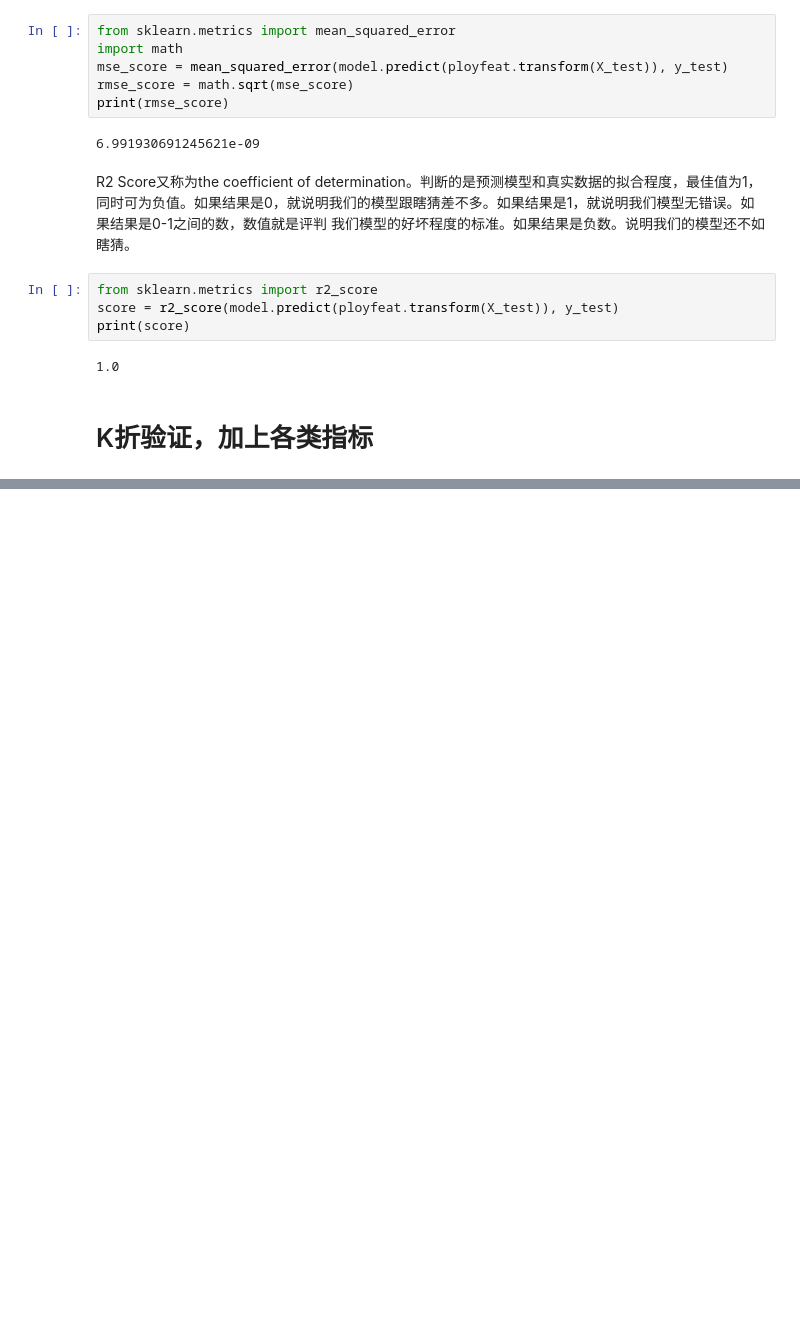
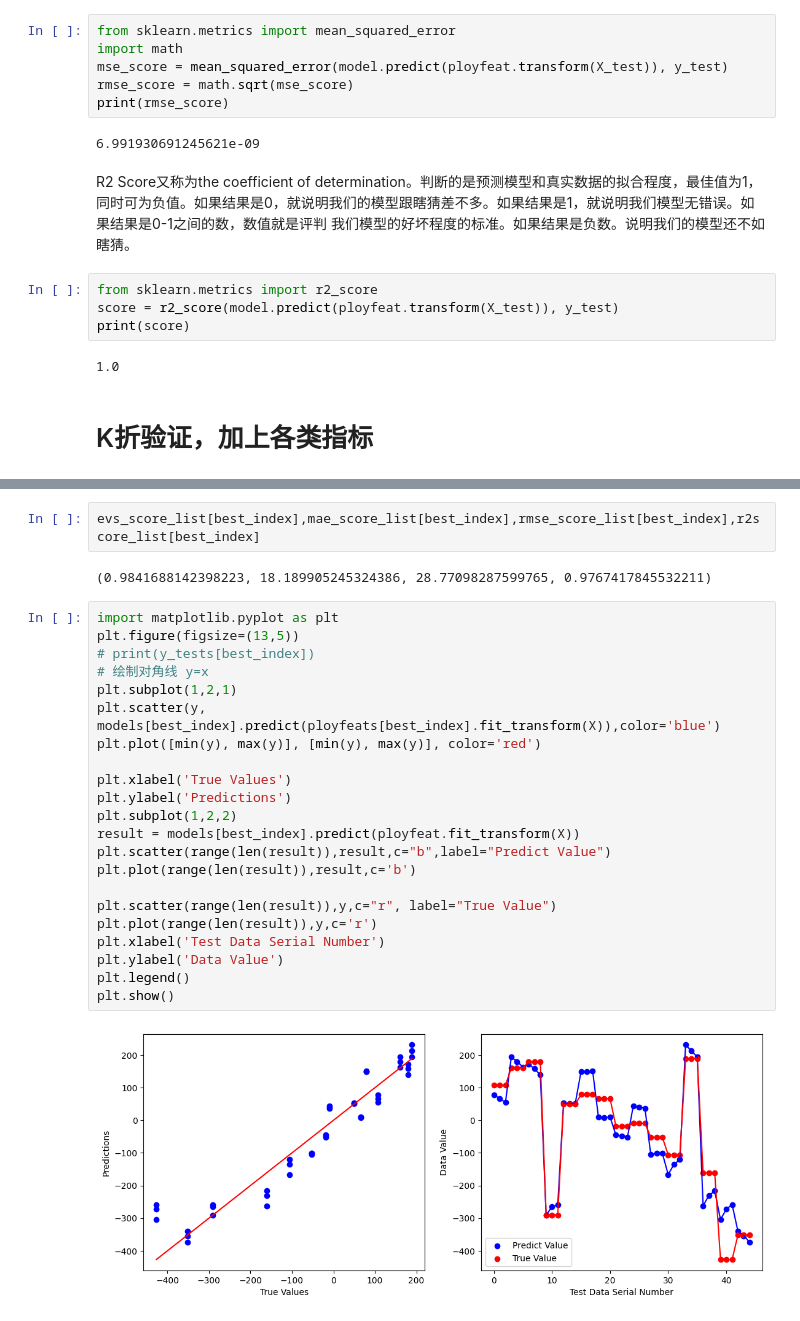
Before and after one commit to egdw/data_analyze, a Jupyter notebook: C-soft.ipynb, the cells around one changed output, grey strips where cells are left out. Saved outputs shown, nothing was run; the diff lists cells and outputs as text; blank space fills up the shorter version.

```diff
--- a/C-soft.ipynb
+++ b/C-soft.ipynb
@@ -372,0 +320,28 @@ plt.show()
+# %%
+evs_score_list[best_index],mae_score_list[best_index],rmse_score_list[best_index],r2score_list[best_index]
+# %% [output]
+(0.9841688142398223, 18.189905245324386, 28.77098287599765, 0.9767417845532211)
+# %%
+import matplotlib.pyplot as plt
+plt.figure(figsize=(13,5))
+# print(y_tests[best_index])
+# 绘制对角线 y=x
+plt.subplot(1,2,1)
+plt.scatter(y, models[best_index].predict(ployfeats[best_index].fit_transform(X)),color='blue')
+plt.plot([min(y), max(y)], [min(y), max(y)], color='red')
+
+plt.xlabel('True Values')
+plt.ylabel('Predictions')
+plt.subplot(1,2,2)
+result = models[best_index].predict(ployfeat.fit_transform(X))
+plt.scatter(range(len(result)),result,c="b",label="Predict Value")
+plt.plot(range(len(result)),result,c='b')
+
+plt.scatter(range(len(result)),y,c="r", label="True Value")
+plt.plot(range(len(result)),y,c='r')
+plt.xlabel('Test Data Serial Number')
+plt.ylabel('Data Value')
+plt.legend()
+plt.show()
+# %% [output]
+[figure, added]
```
Also changed, not shown: parts of 6 cells of this notebook, 4 other files.
